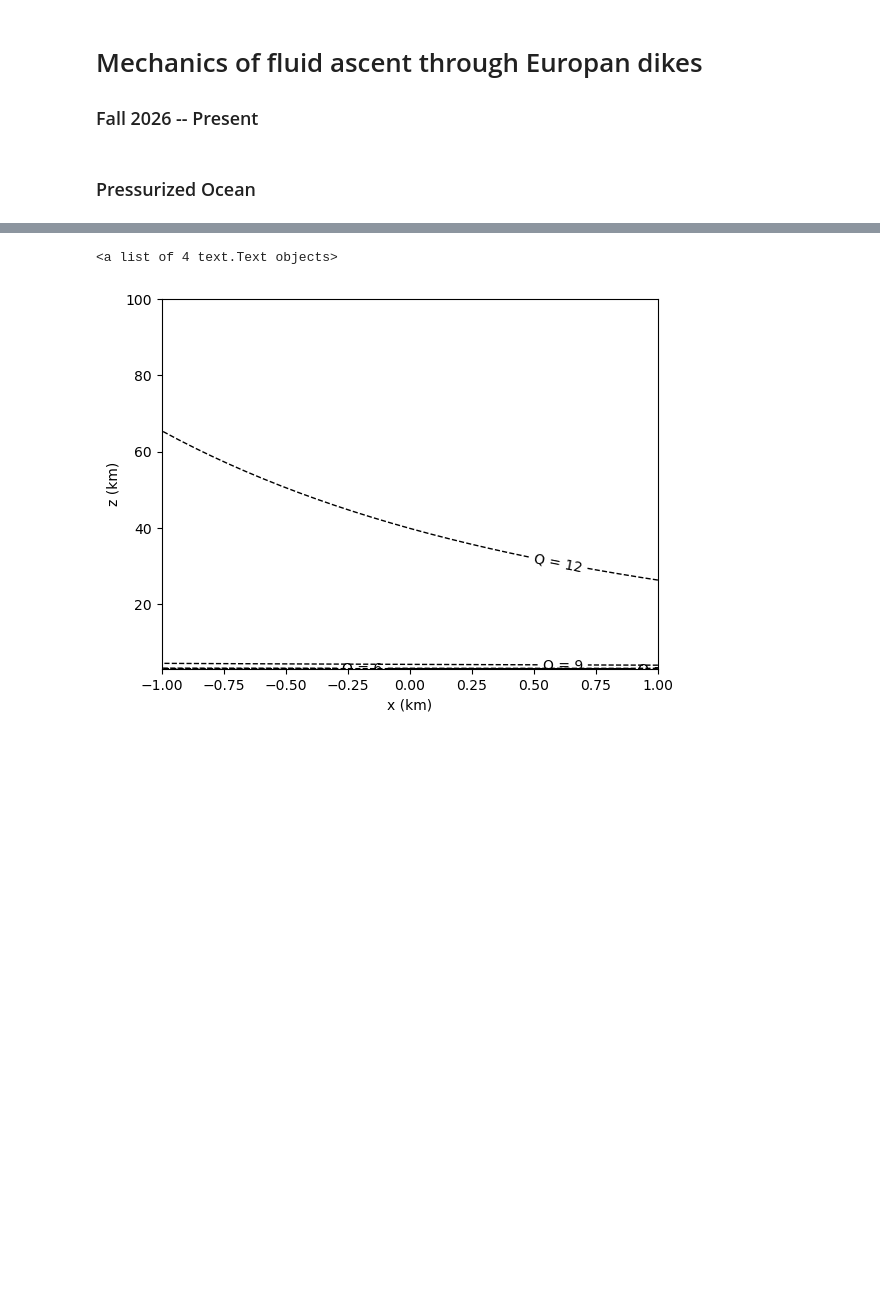
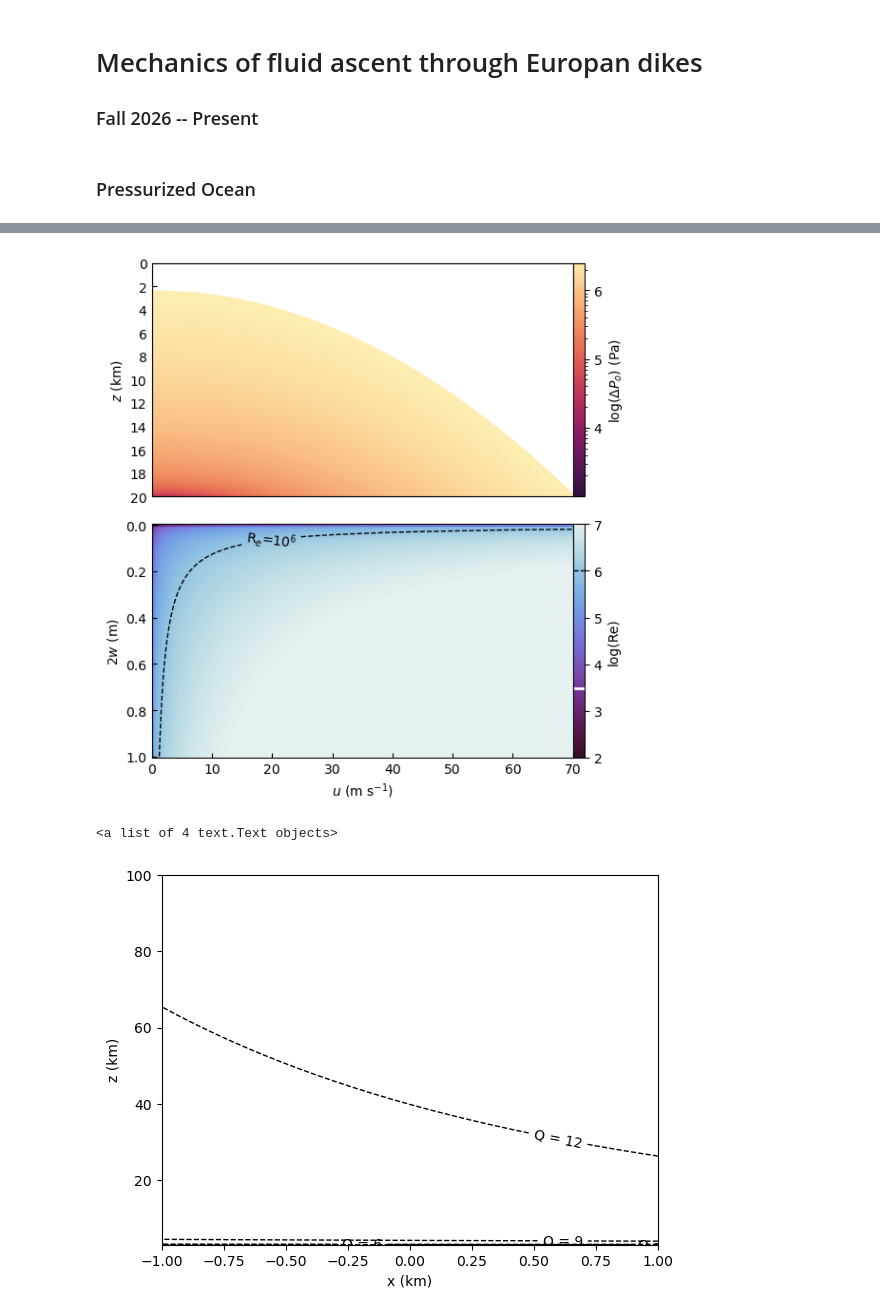
Before and after one commit to CottomR-et-al/Europa-ice-ocean-exchange, a Jupyter notebook: F25_Dikes_Europa.ipynb, the cells around one changed output, grey strips where cells are left out. Drawn from its saved outputs; the diff is of its cells as text; code cells hidden in the pictures; blank space fills up the shorter version.

```diff
--- a/F25_Dikes_Europa.ipynb
+++ b/F25_Dikes_Europa.ipynb
@@ -168,3 +174,88 @@ ax.set_xlim(left=0)
+# %%
+import os as os_module
+
+fig, (ax1, ax2) = plt.subplots(2, 1, figsize=(6, 6), sharex=True, layout='tight')
+fig.subplots_adjust(hspace=0.2)
+
+# TOP PLOT: Velocities (following your original code)
+DP = np.linspace(1e3, 2.5e6, 100) # change factors of overpressure
+max_depth = 20e3
+cmap = plt.get_cmap(cmo.matter_r)
+DP_norm = LogNorm(vmin=np.min(DP), vmax=np.max(DP))
+velocities = []
+os = []
+Ws = []
+LNBs = []
+
+for dp in DP:
+    deltarho = delta_rho
+    Pgrad = deltarho * g
+    LNB = dp / (deltarho * g)
+    h_max = np.linspace(0, LNB, 100)
+    w = dp * h_max / m  # M&M dike width (Eqn. 4)
+    p = dp - deltarho * g * h_max
+    p[p < 0] = 0
+    # M&M dike velocity (Eqn. 3)
+    u = np.sqrt(2 * p / rhow) # M&M dike velocity (Eqn. 3)
+    z = max_depth - h_max
+    overshoot = (m * w / (deltarho * g))**(1/2)
+    z_os = z - overshoot
+    u[p == 0] = 0
+    ax1.plot(u, z/1e3, color=cmap(DP_norm(dp)), linewidth=4)
+    velocities.append(u)
+    os.append(overshoot)
+    Ws.append(w)
+    LNBs.append(LNB)
+
+velocities = np.array(velocities)
+
+ax1.set_ylabel('$z$ (km)')
+ax1.invert_yaxis()
+ax1.set_xlim(left=0)
+ax1.set_ylim(bottom=20, top=0)
+ax1.yaxis.set_major_locator(ticker.MaxNLocator(integer=True))
+
+sm = plt.cm.ScalarMappable(cmap=cmap, norm=DP_norm)
+sm.set_array([])
+cbar = fig.colorbar(sm, ax=ax1, pad=0)
+ticks = [1e4, 1e5, 1e6]
+tick_labels = [r'4', r'5', r'6']
+cbar.set_ticks(ticks)
+cbar.set_ticklabels(tick_labels)
+cbar.set_label('$\log(\Delta P_o)$ (Pa)')
+ax1.tick_params(direction='in')
+
+# BOTTOM PLOT: Reynolds number
+ws = np.linspace(1e-3, 1, 100)
+u_vals = velocities.flatten()
+u_vals = u_vals[np.isfinite(u_vals)]
+u_vals = u_vals[u_vals > 0]
+u_vals = np.sort(u_vals)
+u_w, w_u = np.meshgrid(u_vals, ws)
+
+Res = (rhow * u_w * w_u) / eta_w
+Res[Res <= 0] = np.nan
+logRe = np.log10(Res)
+
+pcm = ax2.pcolormesh(u_w, w_u, logRe, shading='auto', vmax=7, vmin=2, cmap=cmo.dense_r)
+cont = ax2.contour(u_w, w_u, logRe, levels=[6], colors='black', linewidths=1, linestyles='dashed')
+ax2.clabel(cont, fmt={6: r'R$_e$=10$^6$'}, inline=True, manual=[(20, 0.1)])
+
+bar = fig.colorbar(pcm, ax=ax2, pad=0)
+bar.set_label('log(Re)')
+bar.ax.hlines(3.48, *bar.ax.get_xlim(), colors='white', linewidth=2, linestyle='solid')
+bar.ax.hlines(6, *bar.ax.get_xlim(), colors='black', linewidth=1, linestyle='dashed')
+
+ax2.invert_yaxis()
+ax2.set_xlabel('$u$ (m s$^{-1}$)')
+ax2.set_ylabel('2$w$ (m)')
+ax2.set_xlim(0,70)
+ax2.tick_params(direction='in')
+
+save_path = '/Users/rcottom/Downloads'
+fig.savefig(os_module.path.join(save_path, 'velocities_and_Re_Europa.png'), dpi=300)
+# %% [output]
+[figure, added]
 # %%
 # Lateral Q gradients (W, adimensional width)
 # NOTE: Attempt to depict lateral variation in Q [needs work]
```
Also changed, not shown: parts of 4 cells of this notebook.
